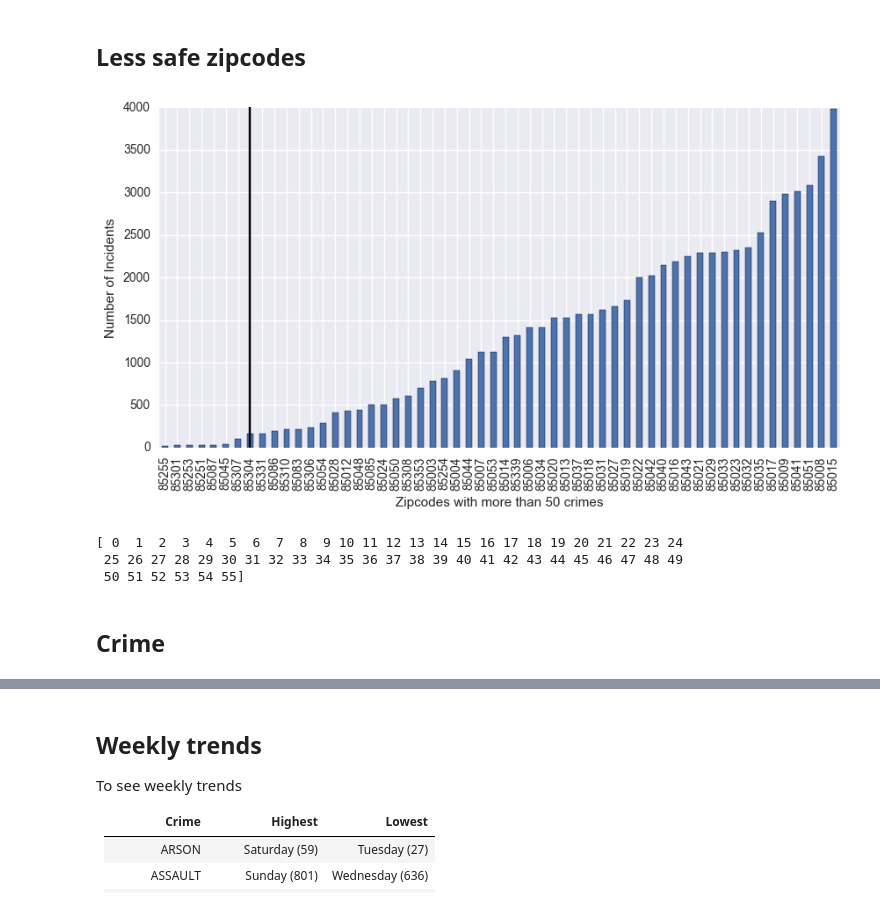
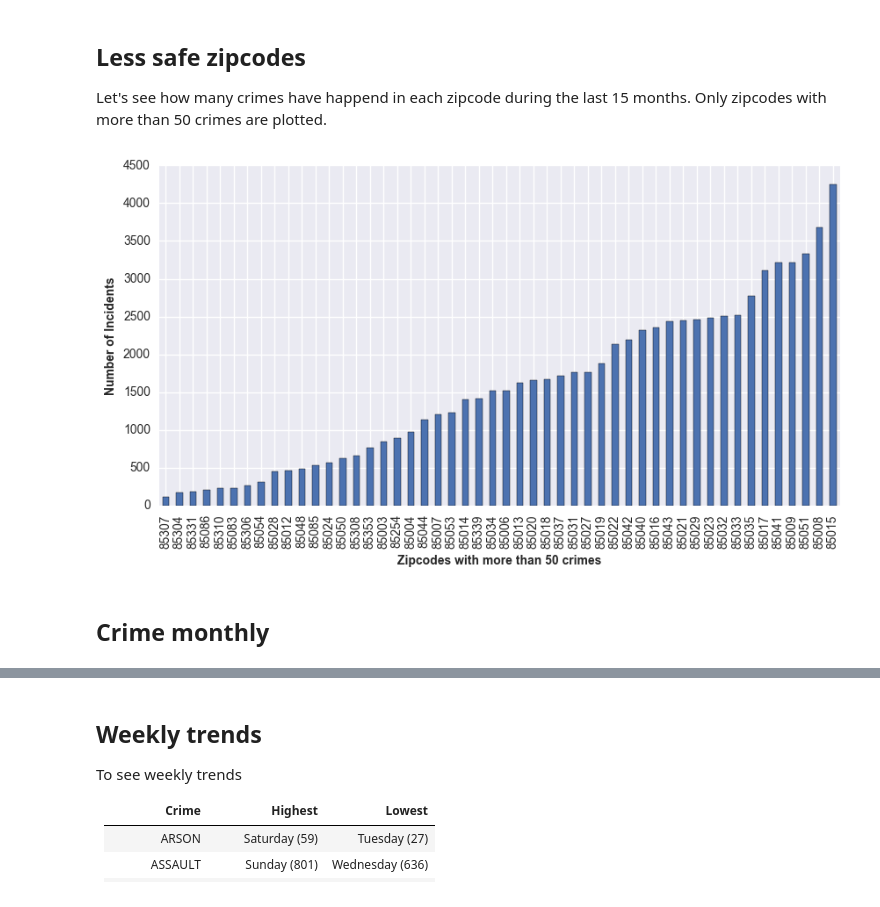
Before and after one commit to Mahdisadjadi/phoenixcrime, a Jupyter notebook: analysis.ipynb, the cells around one changed output, grey strips where cells are left out. Cells and saved outputs as stored; diff of their text form; code cells hidden in the pictures.

```diff
--- a/analysis.ipynb
+++ b/analysis.ipynb
@@ -13,3 +17,30 @@ import matplotlib.pyplot as plt
+# %%
+import numpy as np
+import pandas as pd
+
+try:
+    # module exists
+    import seaborn as sns
+    seaborn_exists = True
+except ImportError:
+    # module doesn't exist
+    seaborn_exists = True
+
+import matplotlib.pyplot as plt
+%matplotlib inline
+
+# custom features of plots
+plt.rcParams['font.family'] = 'sans-serif'
+plt.rcParams['font.serif'] = 'Helvetica Neue'
+plt.rcParams['font.monospace'] = 'Helvetica Neue'
+plt.rcParams['font.size'] = 10
+plt.rcParams['axes.labelsize'] = 10
+plt.rcParams['axes.labelweight'] = 'bold'
+plt.rcParams['axes.titlesize'] = 12
+plt.rcParams['xtick.labelsize'] = 10
+plt.rcParams['ytick.labelsize'] = 10
+plt.rcParams['legend.fontsize'] = 10
+plt.rcParams['figure.titlesize'] = 12
 # %%
 df = pd.read_csv('./data/cleaneddataset.csv')
 print (df['crime'].unique())
@@ -45,20 +67,16 @@ s = df.groupby(['month','year'])
-# %% [markdown]
-## Less safe zipcodes
+# %% [markdown]
+## Less safe zipcodes
+Let's see how many crimes have happend in each zipcode during the last 15 months. Only zipcodes with more than 50 crimes are plotted.
 # %%
-cutoff = 10
+cutoff = 50
 plt.figure(figsize=(10,5))
 sd = df['zip'].value_counts(sort=True,ascending=True)
 sd = sd[~(sd<cutoff)]
 ax = sd.plot.bar()
-ax.axvline(7, color='k', linestyle='-')
 ax.set_ylabel('Number of Incidents')
-ax.set_xlabel('Zipcodes with more than 50 crimes')
+ax.set_xlabel('Zipcodes with more than '+str(cutoff)+' crimes')
 plt.show()
-print (ax.get_get)
 # %% [output]
-[figure, old version]
+[figure, new version]
-[ 0  1  2  3  4  5  6  7  8  9 10 11 12 13 14 15 16 17 18 19 20 21 22 23 24
- 25 26 27 28 29 30 31 32 33 34 35 36 37 38 39 40 41 42 43 44 45 46 47 48 49
- 50 51 52 53 54 55]
 # %% [markdown]
-## Crime
+## Crime monthly
```
Also changed, not shown: parts of 18 cells of this notebook, 4 other files.
